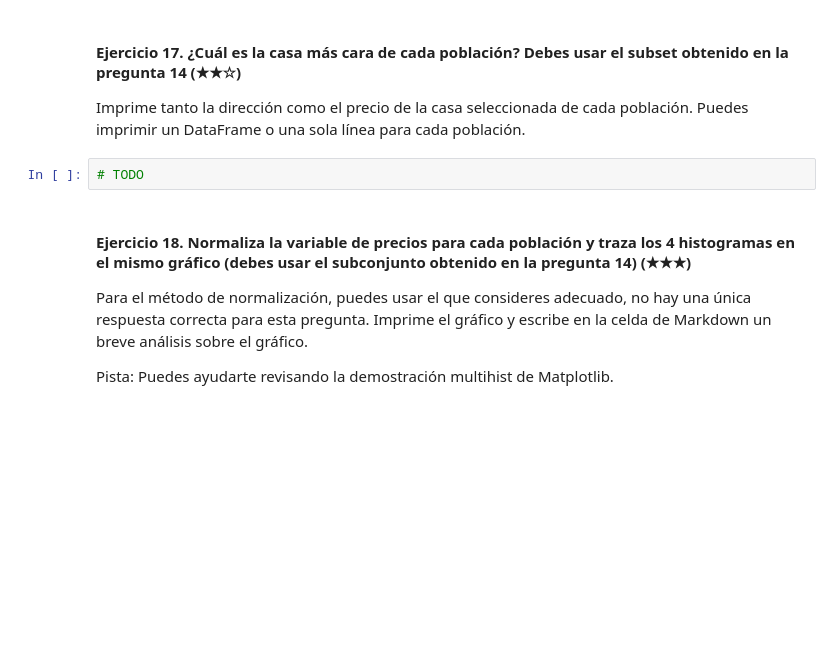
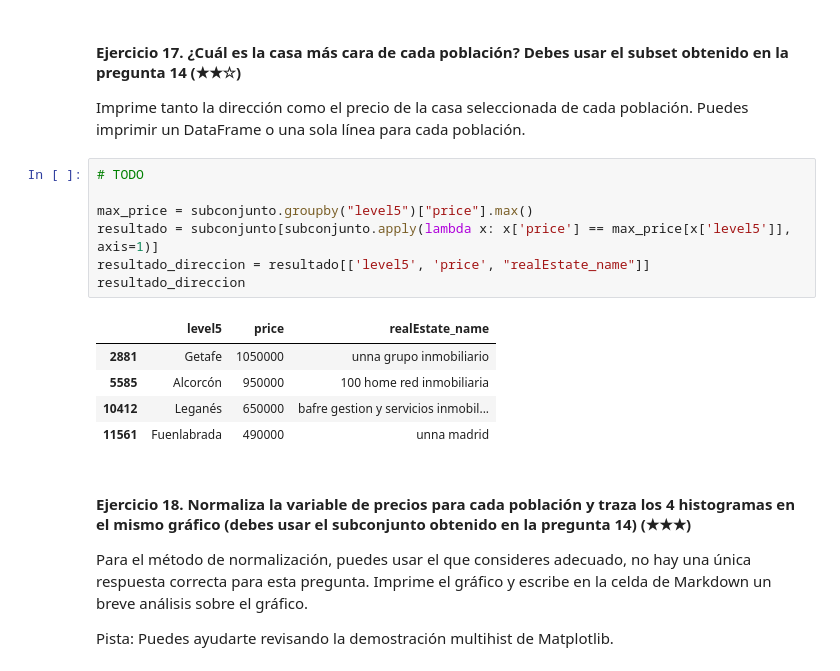
Before and after one commit to IrVallejo/realestate-datacleanup-exercise, a Jupyter notebook: project.es.ipynb, the cells around one changed output. Cells and saved outputs as stored; diff of their text form; blank space fills up the shorter version.

```diff
--- a/project.es.ipynb
+++ b/project.es.ipynb
@@ -332,6 +355,17 @@ Imprime ambos valores por cada variable.
 Imprime tanto la dirección como el precio de la casa seleccionada de cada población. Puedes imprimir un DataFrame o una sola línea para cada población.
 # %%
 # TODO
+
+max_price = subconjunto.groupby("level5")["price"].max()
+resultado = subconjunto[subconjunto.apply(lambda x: x['price'] == max_price[x['level5']], axis=1)]
+resultado_direccion = resultado[['level5', 'price', "realEstate_name"]]
+resultado_direccion
+# %% [output]
+|  | level5 | price | realEstate_name |
+| 2881 | Getafe | 1050000 | unna grupo inmobiliario |
+| 5585 | Alcorcón | 950000 | 100 home red inmobiliaria |
+| 10412 | Leganés | 650000 | bafre gestion y servicios inmobil... |
+| 11561 | Fuenlabrada | 490000 | unna madrid |
 # %% [markdown]
 #### Ejercicio 18. Normaliza la variable de precios para cada población y traza los 4 histogramas en el mismo gráfico (debes usar el subconjunto obtenido en la pregunta 14) (★★★)
 
```
Also changed, not shown: parts of 5 cells of this notebook.
